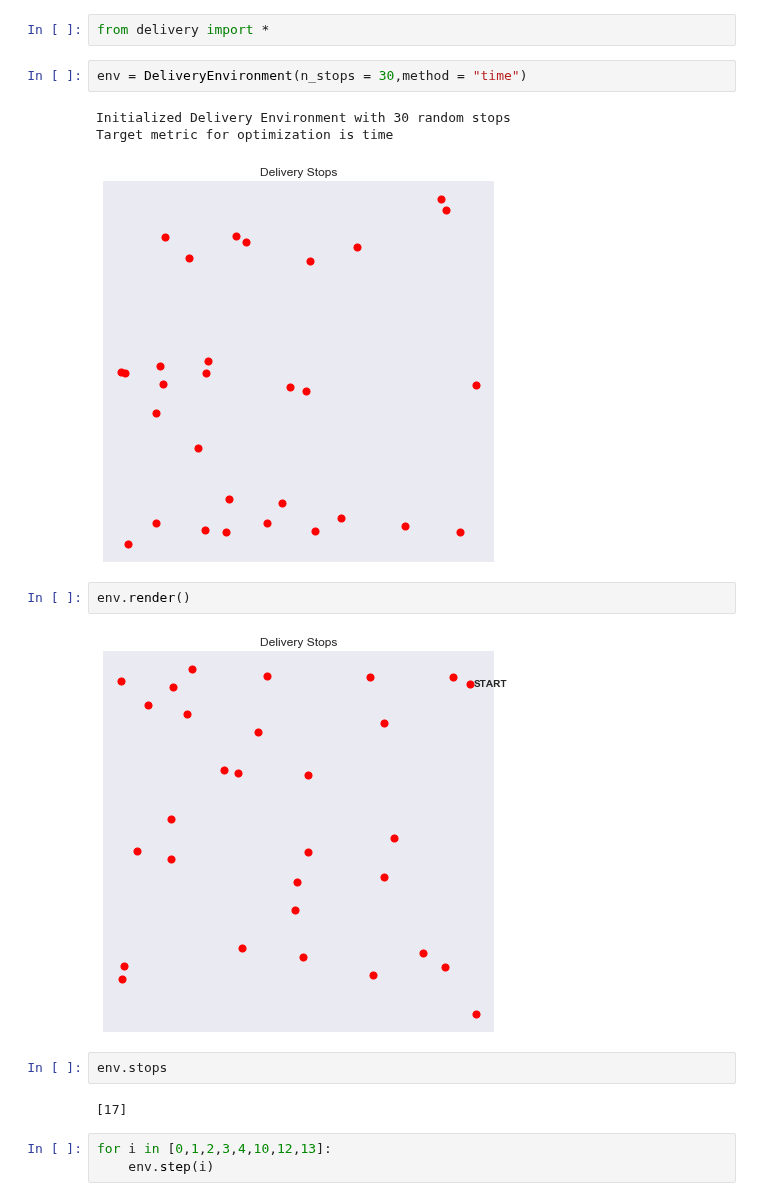
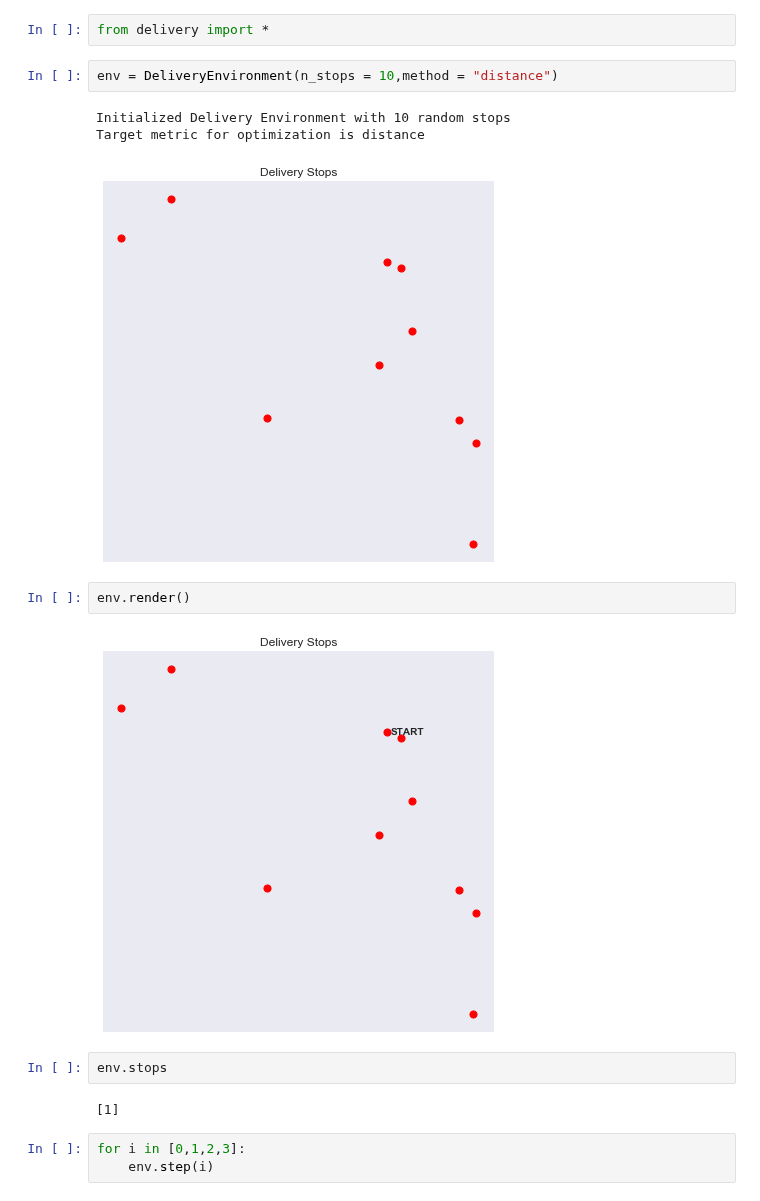
Before and after one commit to TheoLvs/reinforcement-learning, a Jupyter notebook: 5. Delivery Optimization/Optimizing delivery with Reinforcement Learning.ipynb, the cells around one changed output. Cells and saved outputs as stored; diff of their text form.

```diff
--- a/5. Delivery Optimization/Optimizing delivery with Reinforcement Learning.ipynb
+++ b/5. Delivery Optimization/Optimizing delivery with Reinforcement Learning.ipynb
@@ -21,21 +21,21 @@ For convenience and readability, we will define it like OpenAI Gym environments
 # %%
 from delivery import *
 # %%
-env = DeliveryEnvironment(n_stops = 30,method = "time")
+env = DeliveryEnvironment(n_stops = 10,method = "distance")
 # %% [output]
-Initialized Delivery Environment with 30 random stops
-Target metric for optimization is time
+Initialized Delivery Environment with 10 random stops
+Target metric for optimization is distance
-[figure, old version]
+[figure, new version]
 # %%
 env.render()
 # %% [output]
-[figure, old version]
+[figure, new version]
 # %%
 env.stops
 # %% [output]
-[17]
+[1]
 # %%
-for i in [0,1,2,3,4,10,12,13]:
+for i in [0,1,2,3]:
     env.step(i)
 # %%
 env.render()
```
Also changed, not shown: parts of 12 cells of this notebook, 1 other file.
